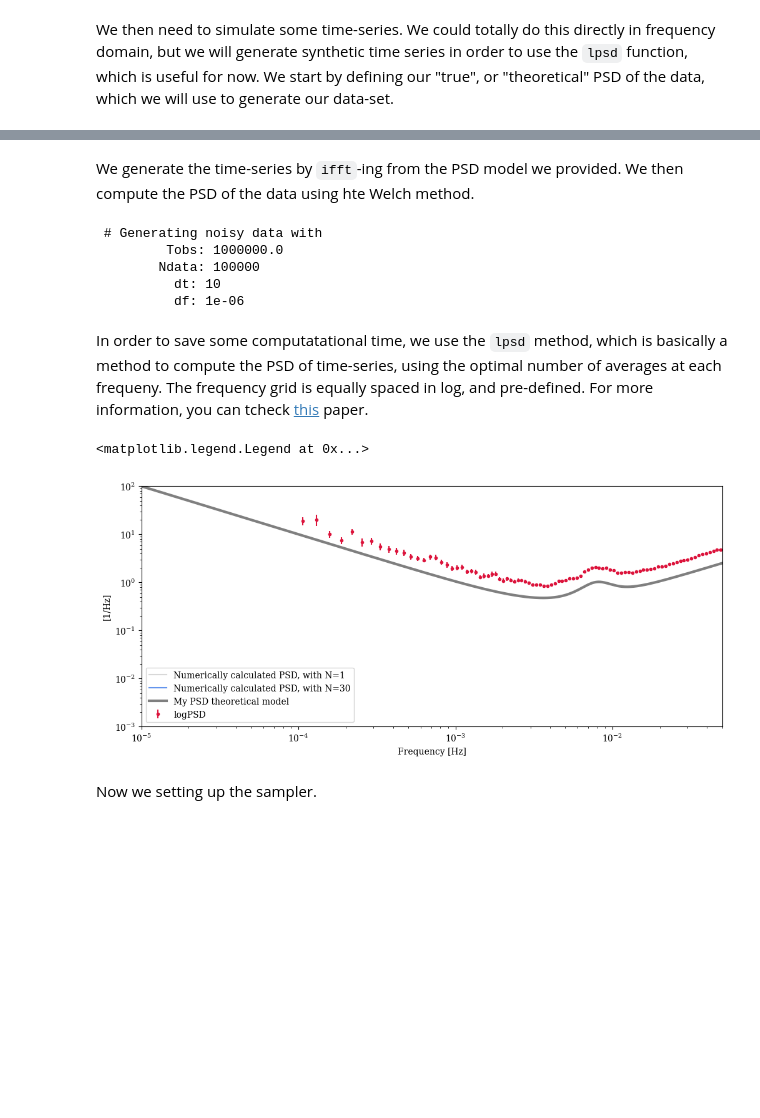
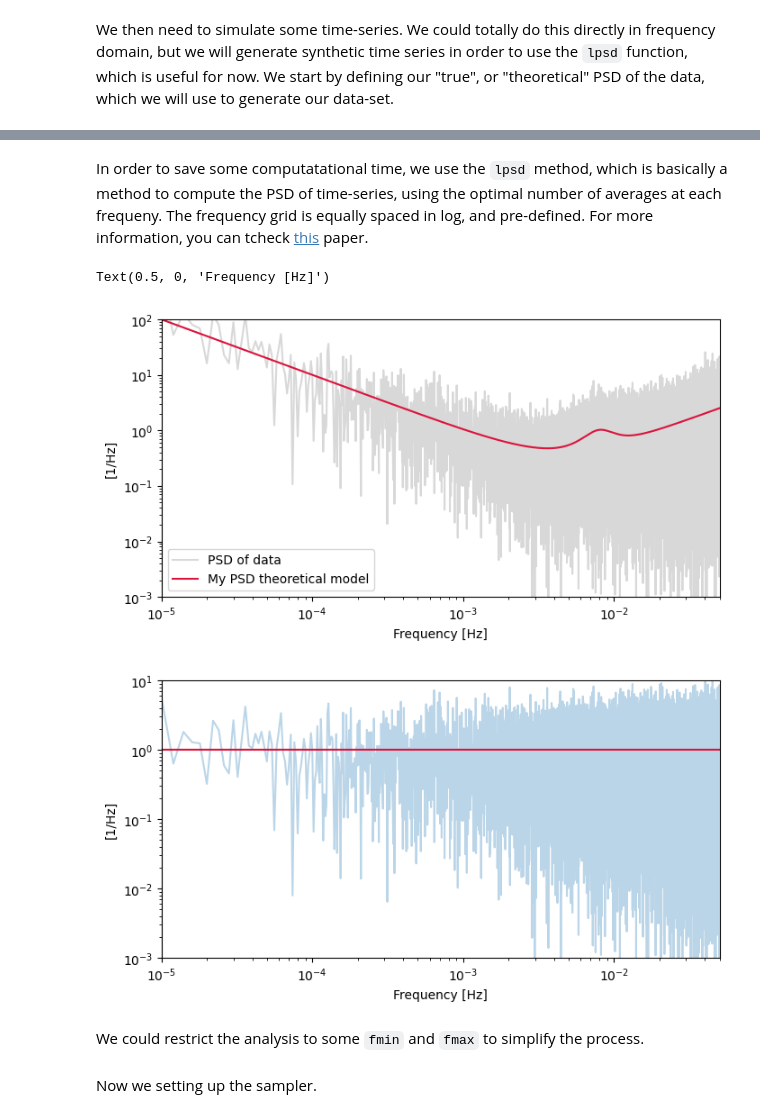
Before and after one commit to mikekatz04/Eryn, a Jupyter notebook: examples/more_tutorials.ipynb, the cells around one changed output, grey strips where cells are left out. Drawn from its saved outputs; the diff is of its cells as text; code cells hidden in the pictures; blank space fills up the shorter version.

```diff
--- a/examples/more_tutorials.ipynb
+++ b/examples/more_tutorials.ipynb
@@ -370,7 +354,7 @@ In this section we will attempt to fit a spectrum using a shape-agnostic model b
 # %% [markdown]
 First we set-up the type of measurement. The duration, cadence, also try to define the total number of steps for our sampler.
 # %%
-Tobs  = 1e6                     # Duration of data
+Tobs  = 5e5                     # Duration of data
 dt    = 10                      # Delta-t [s]
 fs    = 1/dt                    # Sampling frequency
 Ndata = int(Tobs/dt)            # Number of data points
@@ -390,15 +374,15 @@ else:
 F     = df*nfft                 # make the positive frequency vector
 fvec  = np.arange(0, F, df)
 
-# Define a smooth model for the PSD of the noise
+# Define a smooth model for the PSD of the noise (modelling already the variance)
 fstar=8e-3
 n1=-5
 n2=5
-amp = 1
+amp=1
 noisemodel = lambda f : 1e-3/f + 50*f + amp * (f**(n1 + n2) / (fstar**n1 * f**n2 + fstar**n2 * f**n1) )
 
-# Get the PSD of the noise using hte model above
-Sn = noisemodel(fvec)
+n_real = np.random.normal(scale=np.sqrt(noisemodel(fvec))/(2.0*np.sqrt(df)))
+n_imag = np.random.normal(scale=np.sqrt(noisemodel(fvec))/(2.0*np.sqrt(df)))
 
-# Remove first nan (assume also zero-mean)
-Sn[0] = 0
+# Generate random noise from this model
+data_psd = 2.0 * df * np.absolute(n_real +  1j * n_imag)**2
@@ -414,19 +389,2 @@ from spectral import genTimeSeriesFromPSD, lpsd, welchpsd
-# %% [markdown]
-We generate the time-series by `ifft`-ing from the PSD model we provided. We then compute the PSD of the data using hte Welch method.
-# %%
-navs = 30
-
-## Generate time-series here
-print('\n # Generating noisy data with \n\t Tobs: {} \n\tNdata: {} \n\t  dt: {} \n\t  df: {}\n\t '.format(Tobs, Ndata, dt, df))
-my_data = genTimeSeriesFromPSD(Sn,fs) # I divide by two because the function assumes the 2-sided spectrum
-
-f20, S20 = welchpsd(my_data, fs, int(Ndata/navs), win='nuttall4c')
-fr1, S1 = welchpsd(my_data, fs, Ndata, win='nuttall4c')
-# %% [output]
- # Generating noisy data with
-         Tobs: 1000000.0
-        Ndata: 100000
-          dt: 10
-          df: 1e-06
 # %% [markdown]
 In order to save some computatational time, we use the `lpsd` method, which is basically a method to compute the PSD of time-series, using the optimal number of averages at each frequeny. The frequency grid is equally spaced in log, and pre-defined. For more information, you can tcheck [this](https://www.sciencedirect.com/science/article/abs/pii/S026322410500117X?via%3Dihub) paper.
@@ -439,15 +391,24 @@ errs = [np.absolute(Sle[0]), np.absolute(Sle[1])]
 # %%
-plt.figure(figsize=(12,5))
-plt.loglog(fr1, S1, label='Numerically calculated PSD, with N=1', color='grey', alpha=.3)
-plt.loglog(f20, S20, label=f'Numerically calculated PSD, with N={navs}', color='cornflowerblue')
-plt.errorbar(fl, np.absolute(Sl), yerr=errs, fmt='.', label='logPSD', color='crimson')
+plt.figure(figsize=(8,4))
+plt.loglog(fvec, data_psd, label='PSD of data', color='grey', alpha=.3)
+plt.loglog(fvec, noisemodel(fvec), label='My PSD theoretical model', color='crimson')
 
-plt.loglog(fvec, Sn, alpha=0.5, color='k', linewidth=3, label='My PSD theoretical model')
 plt.xlim(1e-5, fvec[-1])
 plt.ylim(1e-3, 1e2)
 plt.ylabel('[1/Hz]')
 plt.xlabel('Frequency [Hz]')
 plt.legend(loc='lower left')
+
+plt.figure(figsize=(8,4))
+plt.loglog(fvec, data_psd/noisemodel(fvec), alpha=.3)
+plt.axhline(y=1, color='crimson')
+plt.xlim(1e-5, fvec[-1])
+plt.ylim(1e-3, 1e1)
+plt.ylabel('[1/Hz]')
+plt.xlabel('Frequency [Hz]')
 # %% [output]
-<matplotlib.legend.Legend at 0x...>
+Text(0.5, 0, 'Frequency [Hz]')
-[figure, old version]
+[figure, new version]
+[figure, added]
+# %% [markdown]
+We could restrict the analysis to some `fmin` and `fmax` to simplify the process.
```
Also changed, not shown: parts of 35 cells of this notebook.
